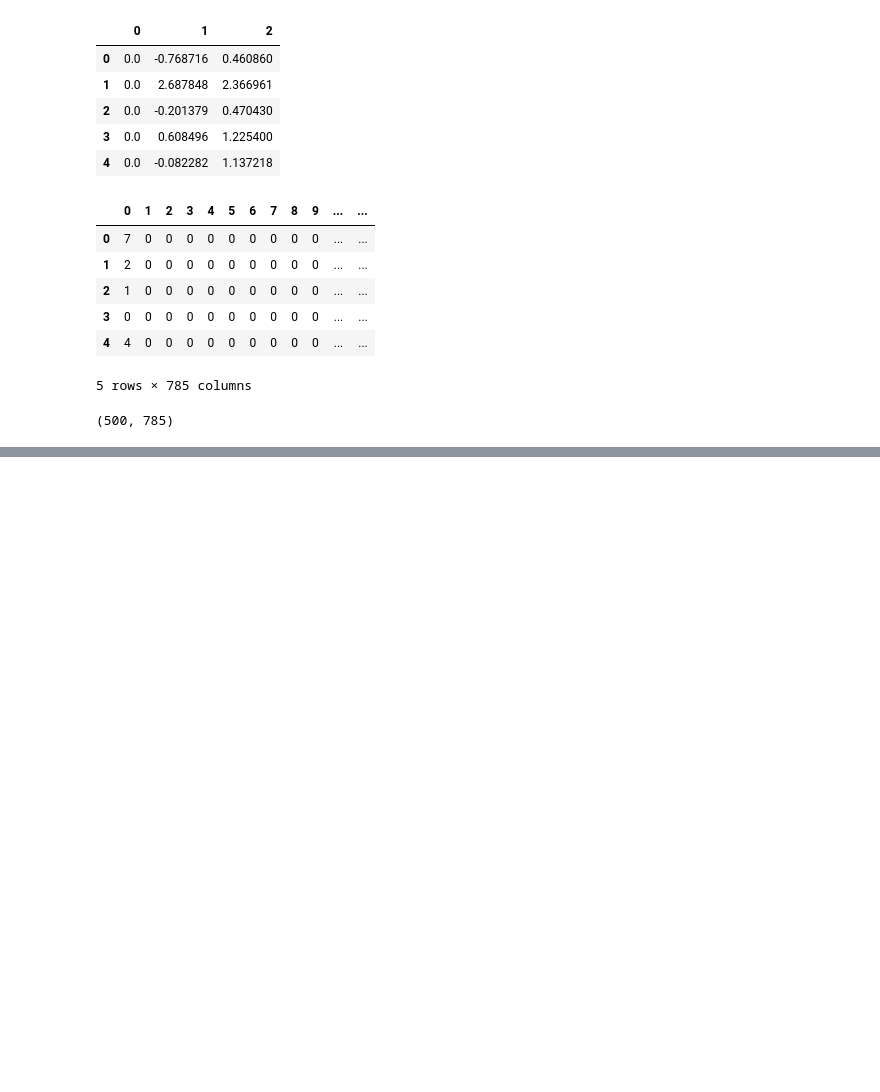
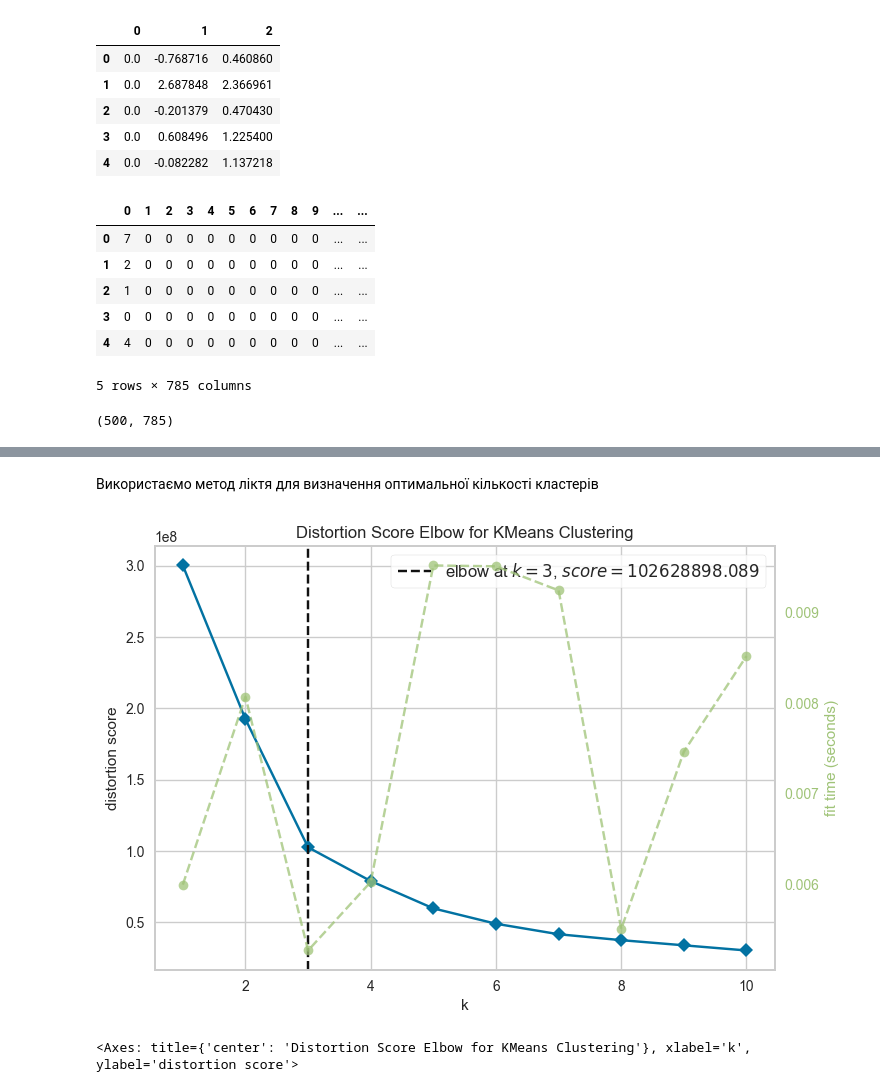
Before and after one commit to Artem-Shabaltun/goit_python_data_science_homework, a Jupyter notebook: Hw-6/HW-6.ipynb, the cells around one changed output, grey strips where cells are left out. Cells and saved outputs as stored; diff of their text form; code cells hidden in the pictures; blank space fills up the shorter version.

```diff
--- a/Hw-6/HW-6.ipynb
+++ b/Hw-6/HW-6.ipynb
@@ -46,0 +109,14 @@ mnist_df.shape
+# %% [markdown]
+Використаємо метод ліктя для визначення оптимальної кількості кластерів
+# %%
+mnist_df = pd.read_csv("data/mnist.csv", header=None)
+pca = PCA(n_components=2) # встановлення значення n_components=2 для PCA дозволяє зменшити розмірність даних до двох головних компонент, що дозволяє візуалізувати дані в двовимірному просторі
+mnist_2d = pca.fit_transform(mnist_df)
+
+model = KMeans()
+visualizer = KElbowVisualizer(model, k=(1,11))
+visualizer.fit(mnist_2d)
+visualizer.show()
+# %% [output]
+[figure, added]
+<Axes: title={'center': 'Distortion Score Elbow for KMeans Clustering'}, xlabel='k', ylabel='distortion score'>
```
Also changed, not shown: parts of 13 cells of this notebook.
